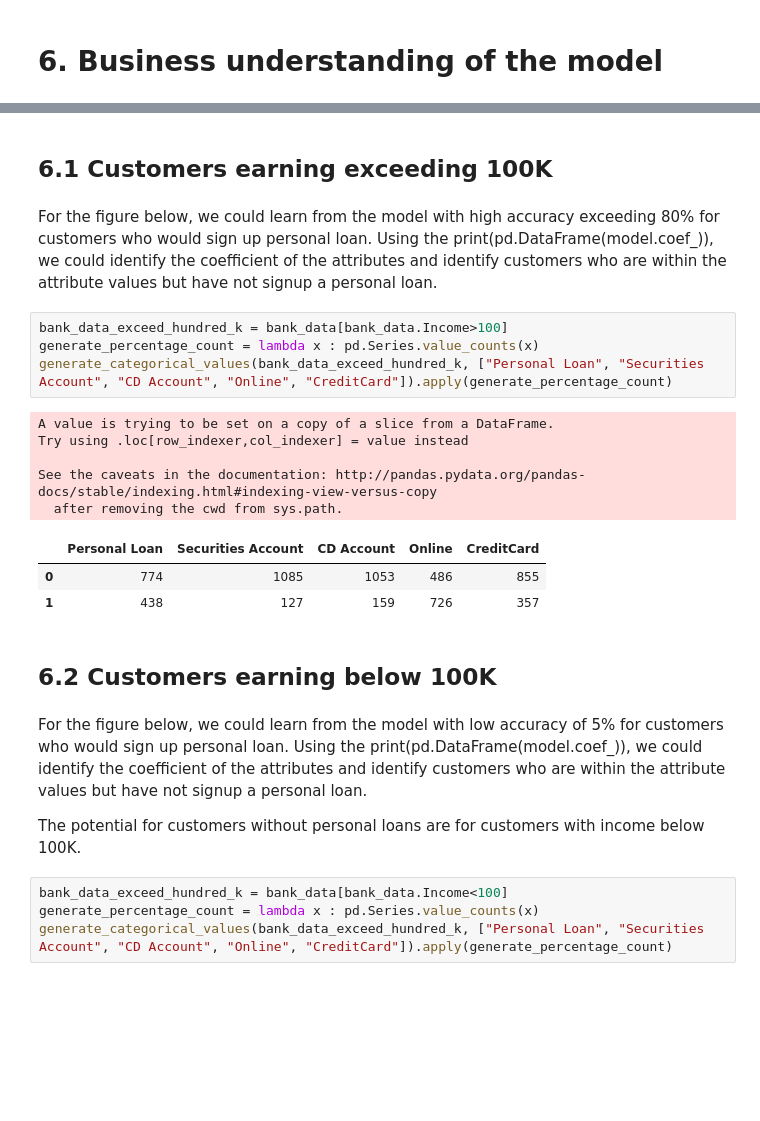
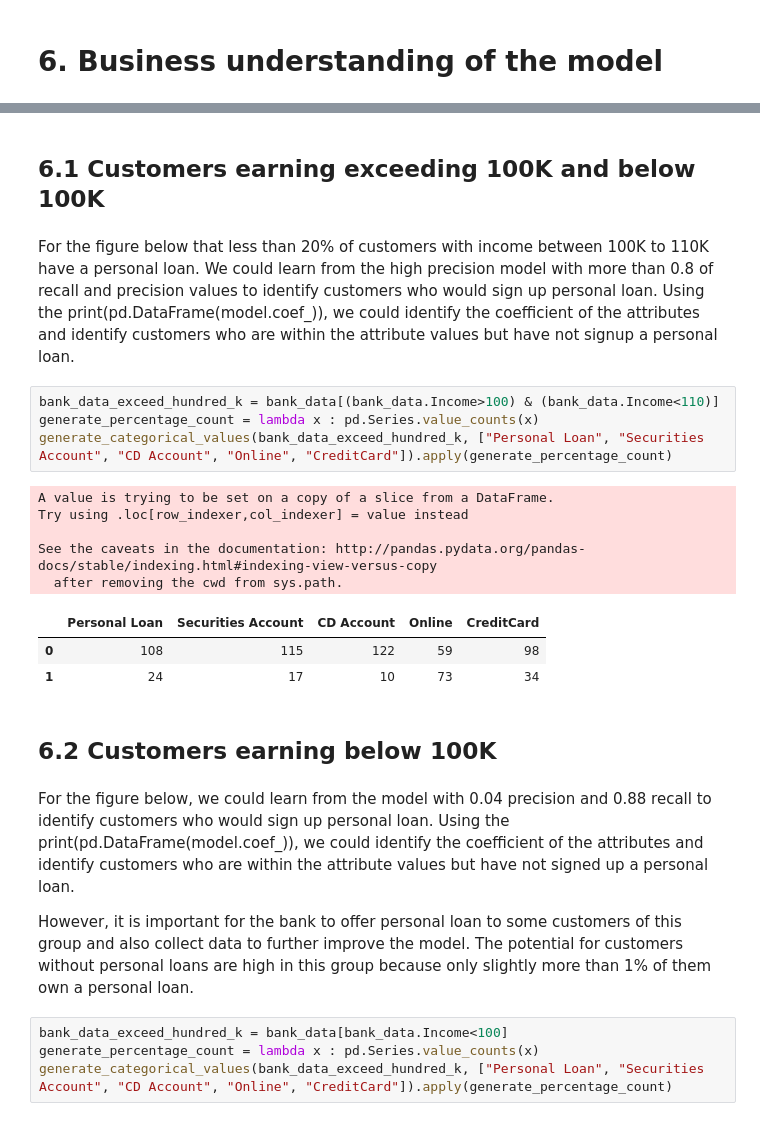
Before and after one commit to koksoon100/UTexas-Austin-Week-6-Assignment, a Jupyter notebook: week_2_assignment_11March2020.ipynb, the cells around one changed output, grey strips where cells are left out. Cells and saved outputs as stored; diff of their text form; blank space fills up the shorter version.

```diff
--- a/week_2_assignment_11March2020.ipynb
+++ b/week_2_assignment_11March2020.ipynb
@@ -830,26 +925,26 @@ We can divide the customers into two to three groups depending on sales resource
 # %% [markdown]
-## 6.1 Customers earning exceeding 100K
+## 6.1 Customers earning exceeding 100K and below 100K
 # %% [markdown]
-For the figure below, we could learn from the model with high accuracy exceeding 80% for customers who would sign up personal loan. Using the print(pd.DataFrame(model.coef_)), we could identify the coefficient of the attributes and identify customers who are within the attribute values but have not signup a personal loan.
+For the figure below that less than 20% of customers with income between 100K to 110K have a personal loan. We could learn from the high precision model with more than 0.8 of recall and precision values to identify customers who would sign up personal loan. Using the print(pd.DataFrame(model.coef_)), we could identify the coefficient of the attributes and identify customers who are within the attribute values but have not signup a personal loan.
 # %%
-bank_data_exceed_hundred_k = bank_data[bank_data.Income>100]
+bank_data_exceed_hundred_k = bank_data[(bank_data.Income>100) & (bank_data.Income<110)]
 generate_percentage_count = lambda x : pd.Series.value_counts(x)
 generate_categorical_values(bank_data_exceed_hundred_k, ["Personal Loan", "Securities Account", "CD Account", "Online", "CreditCard"]).apply(generate_percentage_count)
 # %% [output]
 A value is trying to be set on a copy of a slice from a DataFrame.
 Try using .loc[row_indexer,col_indexer] = value instead
 
 See the caveats in the documentation: http://pandas.pydata.org/pandas-docs/stable/indexing.html#indexing-view-versus-copy
   after removing the cwd from sys.path.
 |  | Personal Loan | Securities Account | CD Account | Online | CreditCard |
-| 0 | 774 | 1085 | 1053 | 486 | 855 |
-| 1 | 438 | 127 | 159 | 726 | 357 |
+| 0 | 108 | 115 | 122 | 59 | 98 |
+| 1 | 24 | 17 | 10 | 73 | 34 |
 # %% [markdown]
 ## 6.2 Customers earning below 100K
 # %% [markdown]
-For the figure below, we could learn from the model with low accuracy of 5% for customers who would sign up personal loan. Using the print(pd.DataFrame(model.coef_)), we could identify the coefficient of the attributes and identify customers who are within the attribute values but have not signup a personal loan.
+For the figure below, we could learn from the model with 0.04 precision and 0.88 recall to identify customers who would sign up personal loan. Using the print(pd.DataFrame(model.coef_)), we could identify the coefficient of the attributes and identify customers who are within the attribute values but have not signed up a personal loan.
 
-The potential for customers without personal loans are for customers with income below 100K.
+However, it is important for the bank to offer personal loan to some customers of this group and also collect data to further improve the model. The potential for customers without personal loans are high in this group because only slightly more than 1% of them own a personal loan.
 # %%
 bank_data_exceed_hundred_k = bank_data[bank_data.Income<100]
 generate_percentage_count = lambda x : pd.Series.value_counts(x)
```
Also changed, not shown: parts of 10 cells of this notebook.
